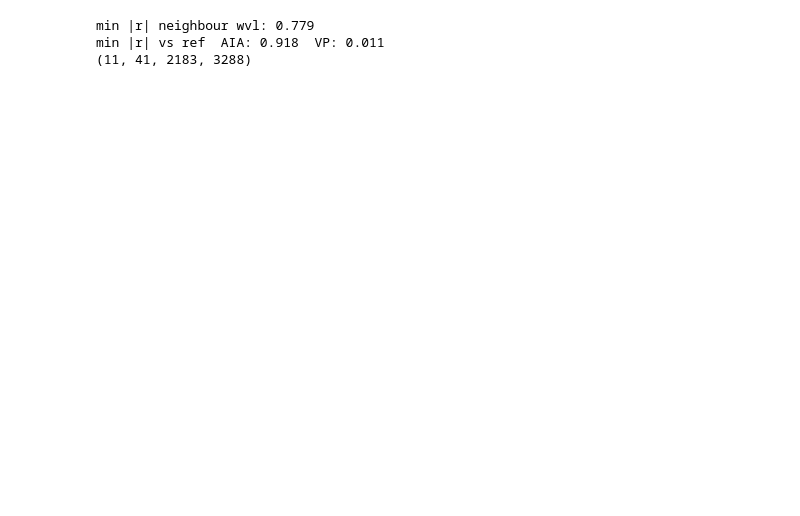
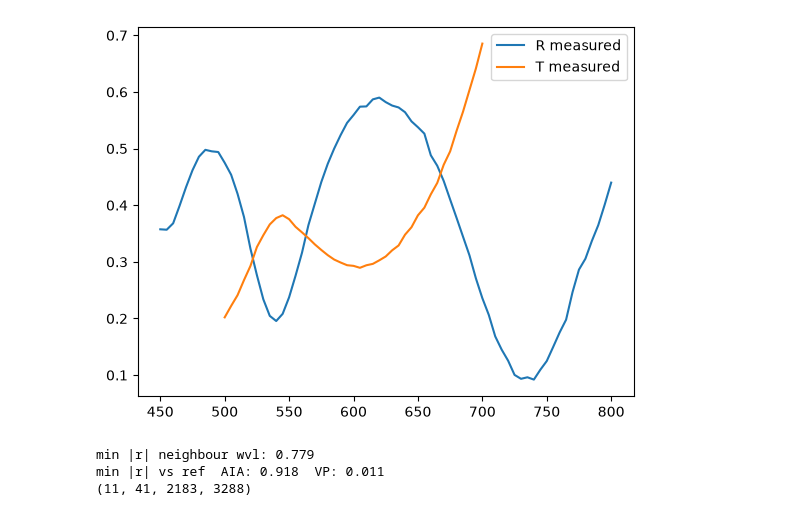
Before and after one commit to RodionovSA/phase-shift, a Jupyter notebook: scripts/analysis/vp_aia_vs_aia_N_wvl_stack.ipynb, the cells around one changed output. Saved outputs shown, nothing was run; the diff lists cells and outputs as text; code cells hidden in the pictures; blank space fills up the shorter version.

```diff
--- a/scripts/analysis/vp_aia_vs_aia_N_wvl_stack.ipynb
+++ b/scripts/analysis/vp_aia_vs_aia_N_wvl_stack.ipynb
@@ -7,3 +47,16 @@ stack_vp = np.load("phi_N_stack_vp.npy")
+# %%
+# Measured reflection (film side, divided by a protected-silver mirror) -> absolute R
+wvl_R = np.linspace(400, 800, 81)
+R_meas = np.load("Reflection_EML130824_1_Si_400_800.npy")*np.abs(interface(1, silver.n(wvl_R))[0])**2
+keep = wvl_R >= 450
+wvl_R, R_meas = wvl_R[keep], R_meas[keep]
+
+plt.plot(wvl_R, R_meas, label="R measured")
+plt.plot(wvl, T, label="T measured")
+plt.legend()
+plt.show()
+# %% [output]
+[figure, added]
 # %%
 def centered(p):
     """Wrapped phase -> zero-mean real map around its circular mean (sign flip -> negation)."""
```
Also changed, not shown: parts of 15 cells of this notebook, 15 other files.
